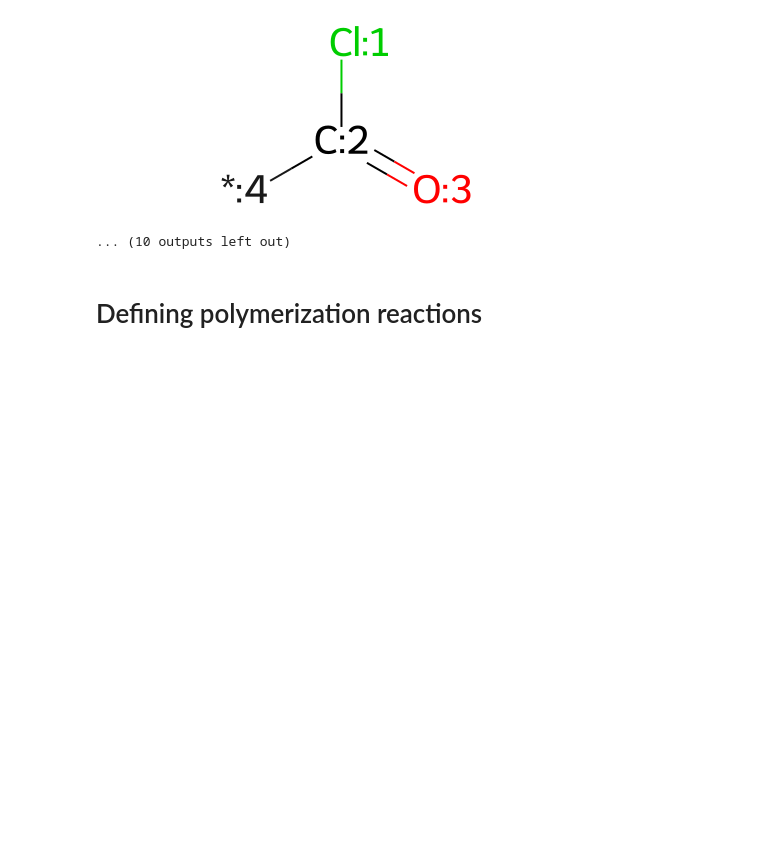
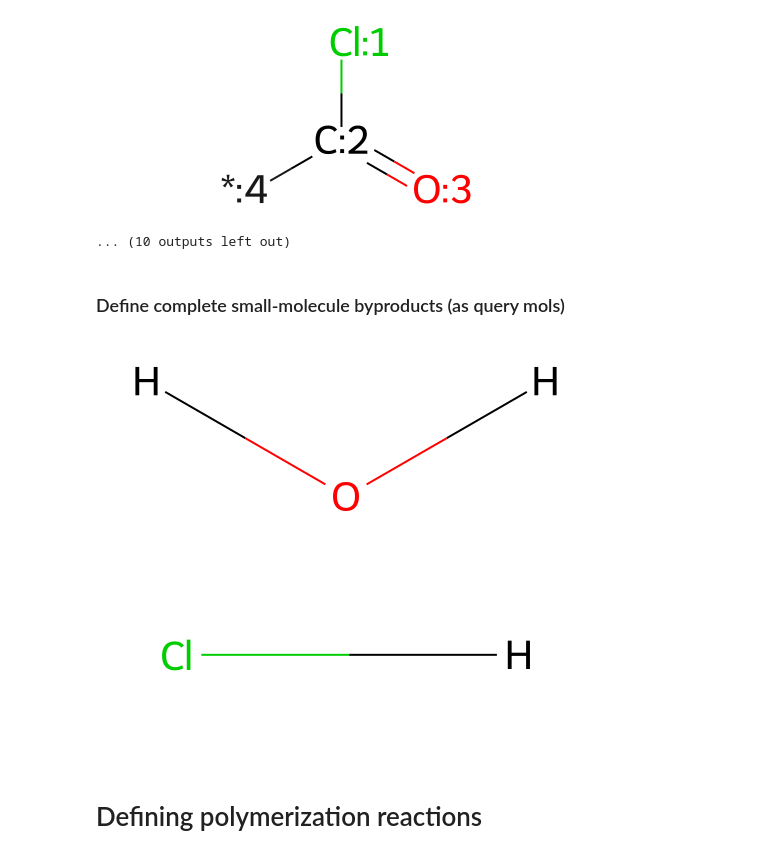
Before and after one commit to timbernat/NREL_polymers, a Jupyter notebook: reaction_def.ipynb, the cells around one changed output. Saved outputs shown, nothing was run; the diff lists cells and outputs as text; code cells hidden in the pictures; blank space fills up the shorter version.

```diff
--- a/reaction_def.ipynb
+++ b/reaction_def.ipynb
@@ -86,18 +86,20 @@ fn_group_smiles_bare = { # TODO : add specificity vis-a-vis bond degree and ster
     'isocyanate'     : 'O=C=N*',
 }
 
-fn_groups, fn_group_smiles = {}, {}
+fn_group_smiles, fn_groups = {}, {}
 for group_name, smiles in fn_group_smiles_bare.items():
-    smiles_mol = Chem.MolFromSmiles(smiles)
-    smiles_mol = Chem.AddHs(smiles_mol)
-    smiles_mol = molwise.assign_ordered_atom_map_nums(smiles_mol, in_place=False)
+    exp_smiles = specification.expanded_SMILES(smiles, assign_map_nums=True)
+    fn_group_mol = Chem.MolFromSmiles(exp_smiles, sanitize=False)
+    for atom in fn_group_mol.GetAtoms():
+        if portlib.is_linker(atom):
+            atom.SetProp('molFileValue', group_name)
+            break # ensure this is only set once
 
     print(group_name)
-    display(smiles_mol)
+    display(fn_group_mol)
 
-    fn_groups[group_name]       = smiles_mol
-    fn_group_smiles[group_name] = Chem.MolToSmiles(smiles_mol)
-
+    fn_group_smiles[group_name] = exp_smiles
+    fn_groups[      group_name] = fn_group_mol
 
 with (RXN_FILES_PATH / 'fn_group_smarts.json').open('w') as file:
     json.dump(fn_group_smiles, file, indent=4)
@@ -115,6 +117,25 @@ vinyl
 acyl_chloride
 [figure]
 ... (10 outputs left out)
+# %% [markdown]
+### Define complete small-molecule byproducts (as query mols)
+# %%
+byproduct_smiles_bare = {
+    'water' : 'O',
+    'hcl'   : '[ClH]'
+}
+
+byproduct_smiles, byproducts = {}, {}
+for group_name, smiles in byproduct_smiles_bare.items():
+    exp_smiles = specification.expanded_SMILES(smiles, assign_map_nums=False)
+    byproduct = Chem.MolFromSmarts(exp_smiles) # must be SMARTS for successful query
+
+    byproduct_smiles[group_name] = exp_smiles
+    byproducts[group_name] = byproduct
+    display(byproduct)
+# %% [output]
+[figure, added]
+[figure, added]
 # %% [markdown]
 # Defining polymerization reactions
 # %%
```
Also changed, not shown: parts of 13 cells of this notebook.
